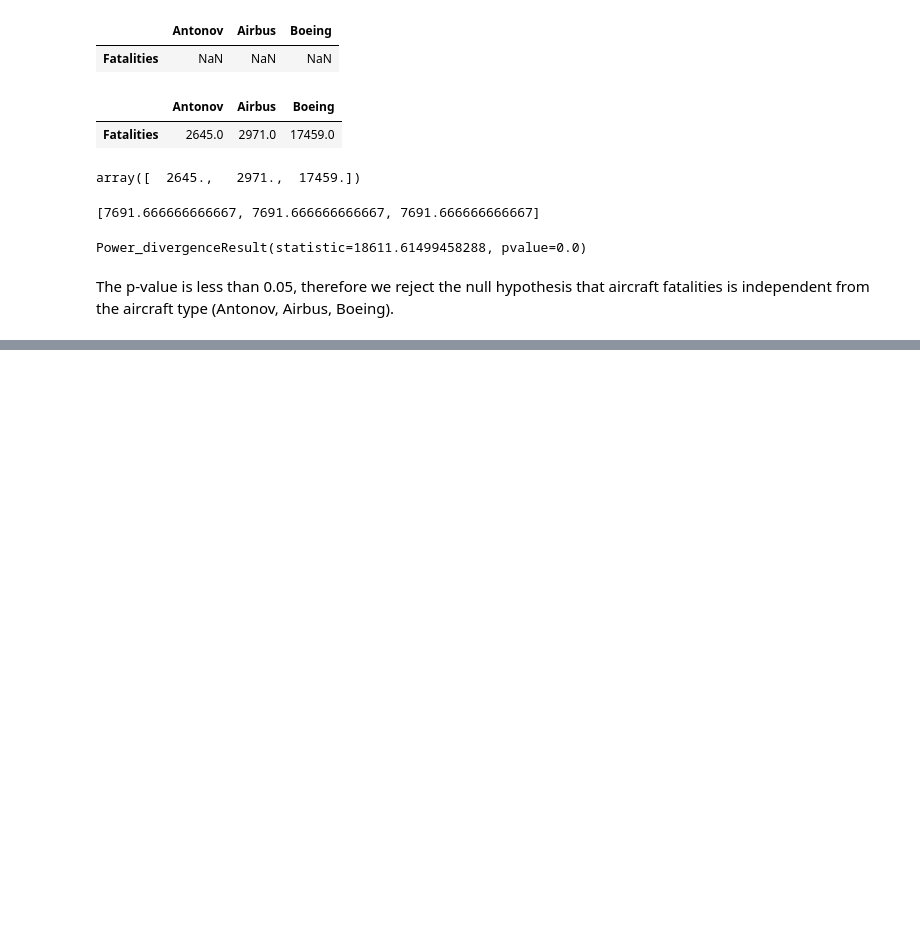
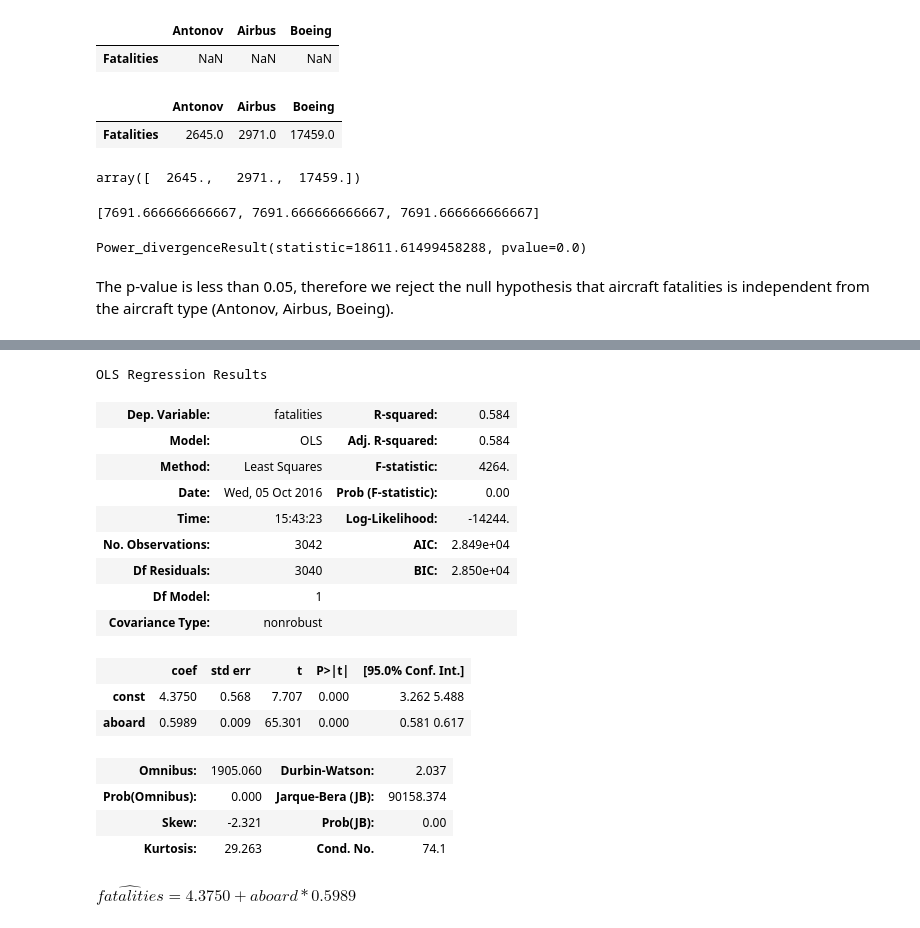
Before and after one commit to carlespoles/DSCI6002-student, a Jupyter notebook: week5/5-1_Review/DSCI6002-Final-CarlesPolesMielgo.ipynb, the cells around one changed output, grey strips where cells are left out. Cells and saved outputs as stored; diff of their text form; code cells hidden in the pictures; blank space fills up the shorter version.

```diff
--- a/week5/5-1_Review/DSCI6002-Final-CarlesPolesMielgo.ipynb
+++ b/week5/5-1_Review/DSCI6002-Final-CarlesPolesMielgo.ipynb
@@ -332,0 +356,28 @@ The p-value is less than 0.05, therefore we reject the null hypothesis that airc
+# %%
+X_one = df.aboard
+X_one = sm.add_constant(X_one)
+y_one = df.fatalities
+
+model_one = sm.OLS(y_one, X_one)
+results_one = model_one.fit()
+results_one.summary()
+# %% [output]
+OLS Regression Results
+| Dep. Variable: | fatalities | R-squared: | 0.584 |
+| Model: | OLS | Adj. R-squared: | 0.584 |
+| Method: | Least Squares | F-statistic: | 4264. |
+| Date: | Wed, 05 Oct 2016 | Prob (F-statistic): | 0.00 |
+| Time: | 15:43:23 | Log-Likelihood: | -14244. |
+| No. Observations: | 3042 | AIC: | 2.849e+04 |
+| Df Residuals: | 3040 | BIC: | 2.850e+04 |
+| Df Model: | 1 |  |  |
+| Covariance Type: | nonrobust |  |  |
+|  | coef | std err | t | P>|t| | [95.0% Conf. Int.] |
+| const | 4.3750 | 0.568 | 7.707 | 0.000 | 3.262 5.488 |
+| aboard | 0.5989 | 0.009 | 65.301 | 0.000 | 0.581 0.617 |
+| Omnibus: | 1905.060 | Durbin-Watson: | 2.037 |
+| Prob(Omnibus): | 0.000 | Jarque-Bera (JB): | 90158.374 |
+| Skew: | -2.321 | Prob(JB): | 0.00 |
+| Kurtosis: | 29.263 | Cond. No. | 74.1 |
+# %% [markdown]
+$\hat{fatalities} = 4.3750 + aboard * 0.5989$
```
Also changed, not shown: parts of 18 cells of this notebook.
